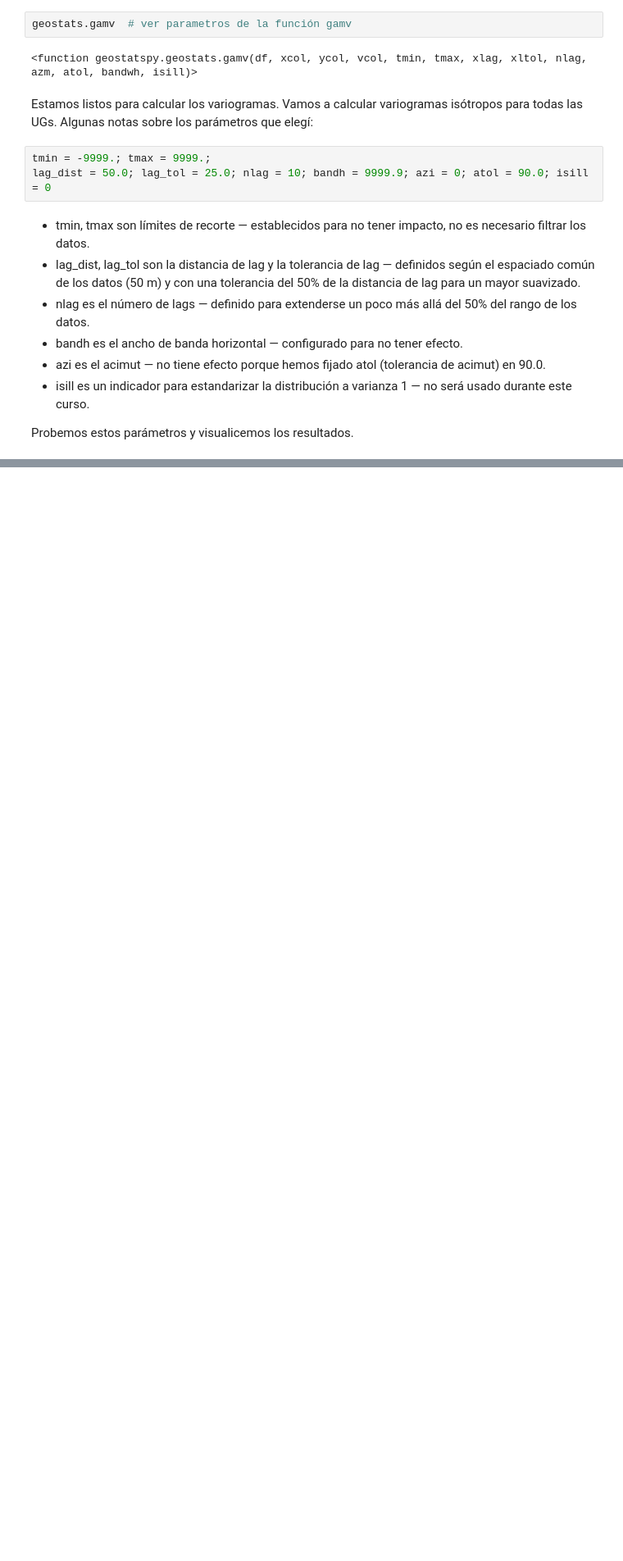
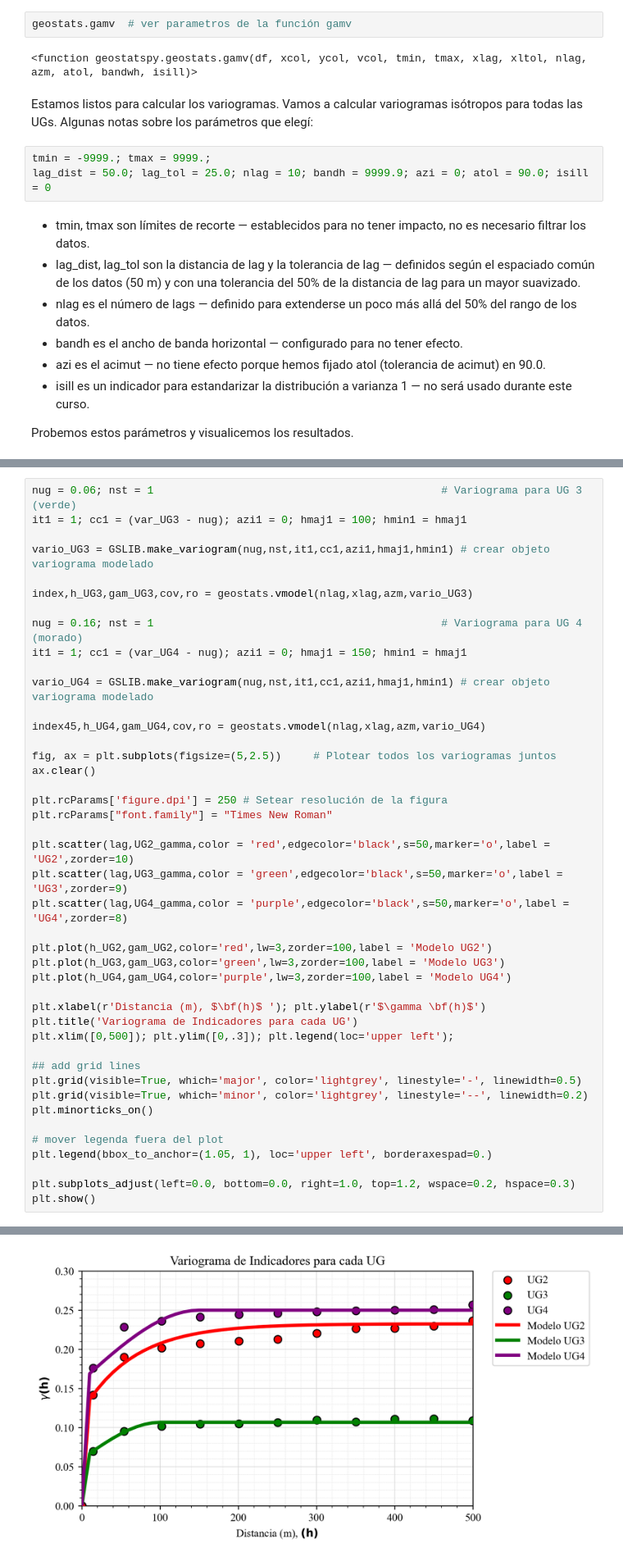
Before and after one commit to arqlm/arqlm.github.io, a Jupyter notebook: courses/MIN431/lessons/04/02_Def_UG_Vol.ipynb, the cells around one changed output, grey strips where cells are left out. Shown at 82% size. Saved outputs shown, nothing was run; the diff lists cells and outputs as text; blank space fills up the shorter version.

```diff
--- a/courses/MIN431/lessons/04/02_Def_UG_Vol.ipynb
+++ b/courses/MIN431/lessons/04/02_Def_UG_Vol.ipynb
@@ -283,0 +374,44 @@ plt.show()
+# %%
+nug = 0.06; nst = 1                                             # Variograma para UG 3 (verde)
+it1 = 1; cc1 = (var_UG3 - nug); azi1 = 0; hmaj1 = 100; hmin1 = hmaj1
+
+vario_UG3 = GSLIB.make_variogram(nug,nst,it1,cc1,azi1,hmaj1,hmin1) # crear objeto variograma modelado
+
+index,h_UG3,gam_UG3,cov,ro = geostats.vmodel(nlag,xlag,azm,vario_UG3)
+
+nug = 0.16; nst = 1                                             # Variograma para UG 4 (morado)
+it1 = 1; cc1 = (var_UG4 - nug); azi1 = 0; hmaj1 = 150; hmin1 = hmaj1
+
+vario_UG4 = GSLIB.make_variogram(nug,nst,it1,cc1,azi1,hmaj1,hmin1) # crear objeto variograma modelado
+
+index45,h_UG4,gam_UG4,cov,ro = geostats.vmodel(nlag,xlag,azm,vario_UG4)
+
+fig, ax = plt.subplots(figsize=(5,2.5))     # Plotear todos los variogramas juntos
+ax.clear()
+
+plt.rcParams['figure.dpi'] = 250 # Setear resolución de la figura
+plt.rcParams["font.family"] = "Times New Roman"
+
+plt.scatter(lag,UG2_gamma,color = 'red',edgecolor='black',s=50,marker='o',label = 'UG2',zorder=10)
+plt.scatter(lag,UG3_gamma,color = 'green',edgecolor='black',s=50,marker='o',label = 'UG3',zorder=9)
+plt.scatter(lag,UG4_gamma,color = 'purple',edgecolor='black',s=50,marker='o',label = 'UG4',zorder=8)
+
+plt.plot(h_UG2,gam_UG2,color='red',lw=3,zorder=100,label = 'Modelo UG2')
+plt.plot(h_UG3,gam_UG3,color='green',lw=3,zorder=100,label = 'Modelo UG3')
+plt.plot(h_UG4,gam_UG4,color='purple',lw=3,zorder=100,label = 'Modelo UG4')
+
+plt.xlabel(r'Distancia (m), $\bf(h)$ '); plt.ylabel(r'$\gamma \bf(h)$')
+plt.title('Variograma de Indicadores para cada UG')
+plt.xlim([0,500]); plt.ylim([0,.3]); plt.legend(loc='upper left');
+
+## add grid lines
+plt.grid(visible=True, which='major', color='lightgrey', linestyle='-', linewidth=0.5)
+plt.grid(visible=True, which='minor', color='lightgrey', linestyle='--', linewidth=0.2)
+plt.minorticks_on()
+
+# mover legenda fuera del plot
+plt.legend(bbox_to_anchor=(1.05, 1), loc='upper left', borderaxespad=0.)
+
+plt.subplots_adjust(left=0.0, bottom=0.0, right=1.0, top=1.2, wspace=0.2, hspace=0.3)
+plt.show()
+# %% [output]
@@ -283,0 +422 @@ plt.show()
+[figure, added]
```
Also changed, not shown: parts of 10 cells of this notebook, 15 other files.
